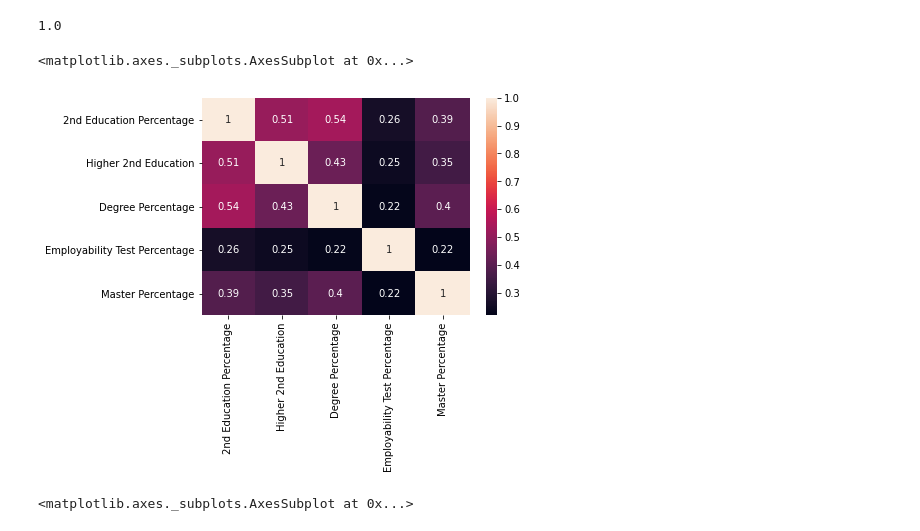
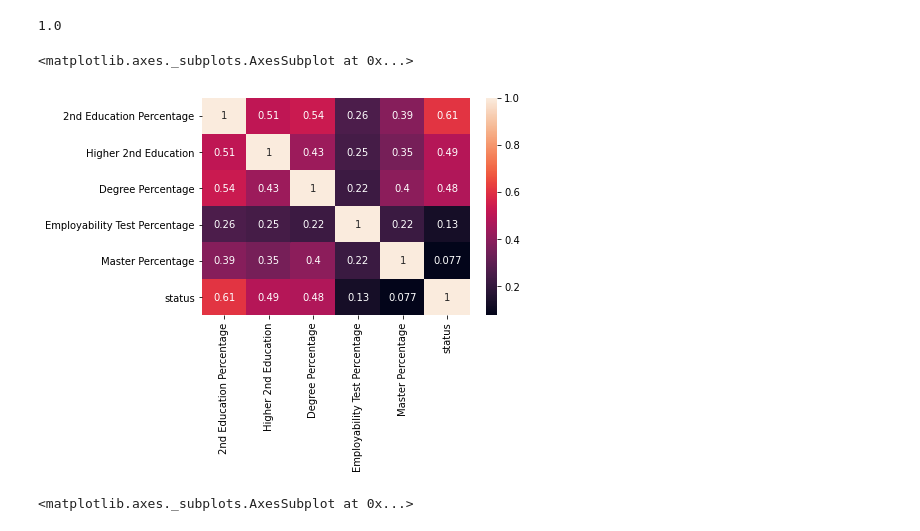
Before and after one commit to fataik1/JainUniversityProject, a Jupyter notebook: Updated_Jain_University_LS_DS_231_assignment.ipynb, the cells around one changed output. Cells and saved outputs as stored; diff of their text form; code cells hidden in the pictures.

```diff
--- a/Updated_Jain_University_LS_DS_231_assignment.ipynb
+++ b/Updated_Jain_University_LS_DS_231_assignment.ipynb
@@ -231,11 +299,11 @@ rf.score(x_test,y_test)
 # %% [output]
 1.0
 # %%
-pct = data[['2nd Education Percentage', 'Higher 2nd Education', 'Degree Percentage','Employability Test Percentage', 'Master Percentage']]
+pct = data[['2nd Education Percentage', 'Higher 2nd Education', 'Degree Percentage','Employability Test Percentage', 'Master Percentage', 'status']]
 sns.heatmap(pct.corr(), annot=True)
 # %% [output]
 <matplotlib.axes._subplots.AxesSubplot at 0x...>
-[figure, old version]
+[figure, new version]
 # %%
 #Here degree_p has highest correlation followed by hsc_p then mba_p.
 # %%
```
Also changed, not shown: parts of 17 cells of this notebook.
